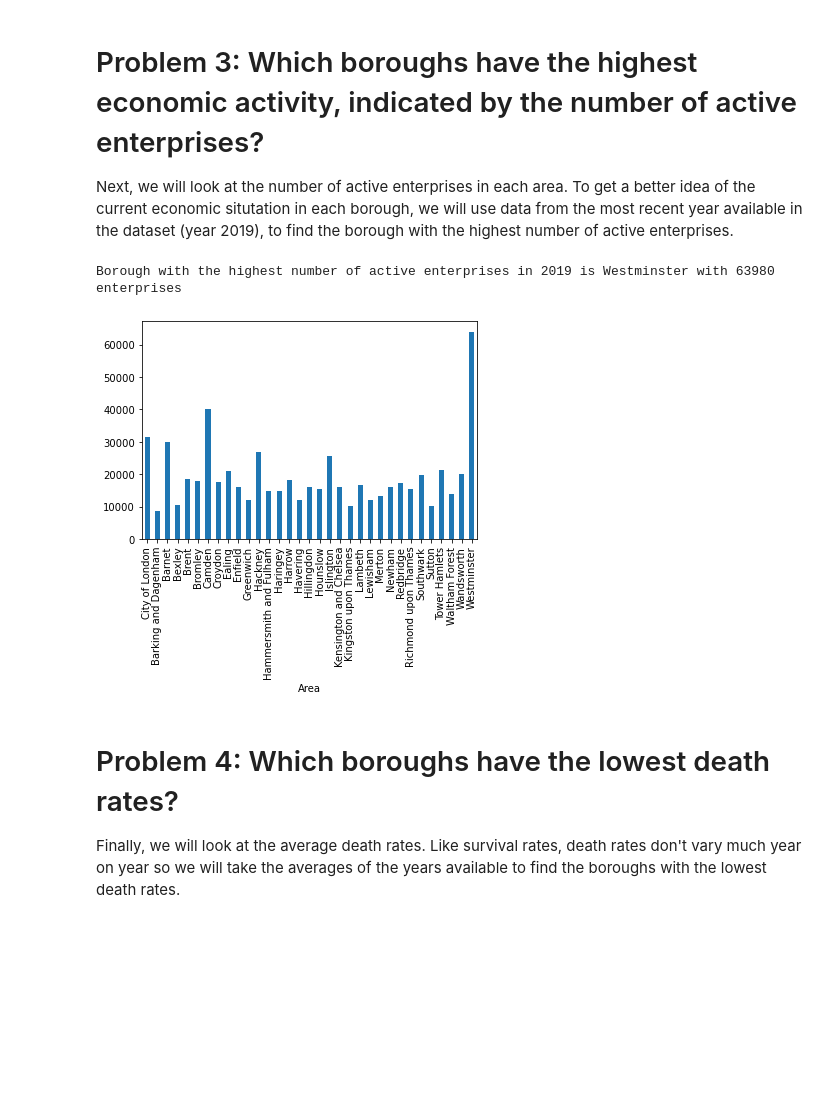
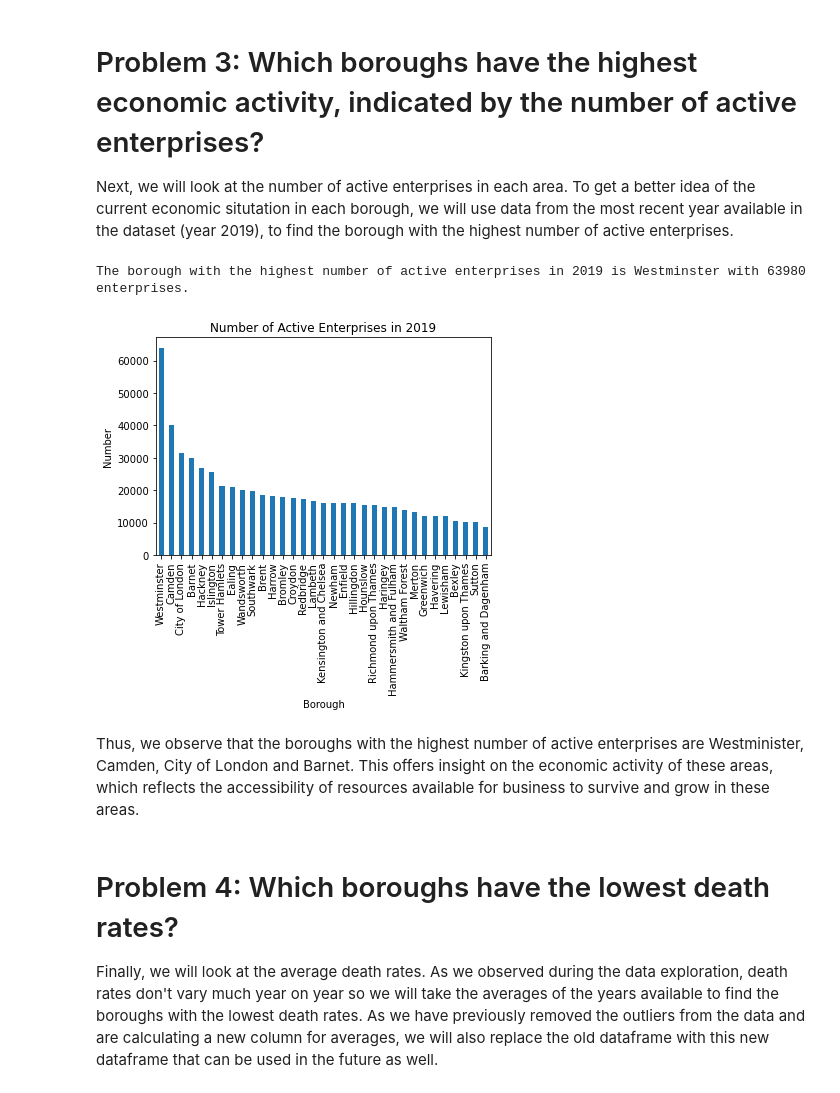
Before and after one commit to ucl-comp0035/coursework-1-zzoeys, a Jupyter notebook: data_exploration_notebook.ipynb, the cells around one changed output. Drawn from its saved outputs; the diff is of its cells as text; code cells hidden in the pictures; blank space fills up the shorter version.

```diff
--- a/data_exploration_notebook.ipynb
+++ b/data_exploration_notebook.ipynb
@@ -373,18 +377,24 @@ Thus, we identify that Sutton has the highest 5-year survival rate based on past
 
 Next, we will look at the number of active enterprises in each area. To get a better idea of the current economic situtation in each borough, we will use data from the most recent year available in the dataset (year 2019), to find the borough with the highest number of active enterprises.
 # %%
-activeenterprises_2019 = activeenterprises['2019'].copy()
-activeenterprises_2019.plot.bar()
+# Plot a bar graph of with the number of active enterprises in each borough in 2019
+activeenterprises.sort_values('2019', ascending = False)['2019'].plot.bar()
+plt.title('Number of Active Enterprises in 2019')
+plt.xlabel('Borough')
+plt.ylabel('Number')
+plt.savefig('charts/bargraph_active_enterprises_2019.png')
 
 # Identify the borough with the highest average
-max = activeenterprises_2019.idxmax()
-print('Borough with the highest number of active enterprises in 2019 is ' + str(max) + ' with ' + str(activeenterprises_2019.max()) + ' enterprises')
+max = activeenterprises['2019'].idxmax()
+print('The borough with the highest number of active enterprises in 2019 is ' + str(max) + ' with ' + str(activeenterprises['2019'].max()) + ' enterprises.')
 # %% [output]
-Borough with the highest number of active enterprises in 2019 is Westminster with 63980 enterprises
+The borough with the highest number of active enterprises in 2019 is Westminster with 63980 enterprises.
-[figure, old version]
+[figure, new version]
+# %% [markdown]
+Thus, we observe that the boroughs with the highest number of active enterprises are Westminister, Camden, City of London and Barnet. This offers insight on the economic activity of these areas, which reflects the accessibility of resources available for business to survive and grow in these areas.
 # %% [markdown]
 # Problem 4: Which boroughs have the lowest death rates?
-Finally, we will look at the average death rates. Like survival rates, death rates don't vary much year on year so we will take the averages of the years available to find the boroughs with the lowest death rates.
+Finally, we will look at the average death rates. As we observed during the data exploration, death rates don't vary much year on year so we will take the averages of the years available to find the boroughs with the lowest death rates. As we have previously removed the outliers from the data and are calculating a new column for averages, we will also replace the old dataframe with this new dataframe that can be used in the future as well.
 # %%
 deathrates['mean'] = deathrates.iloc[:, 1:14].mean(axis = 1)
 
```
Also changed, not shown: parts of 44 cells of this notebook.
